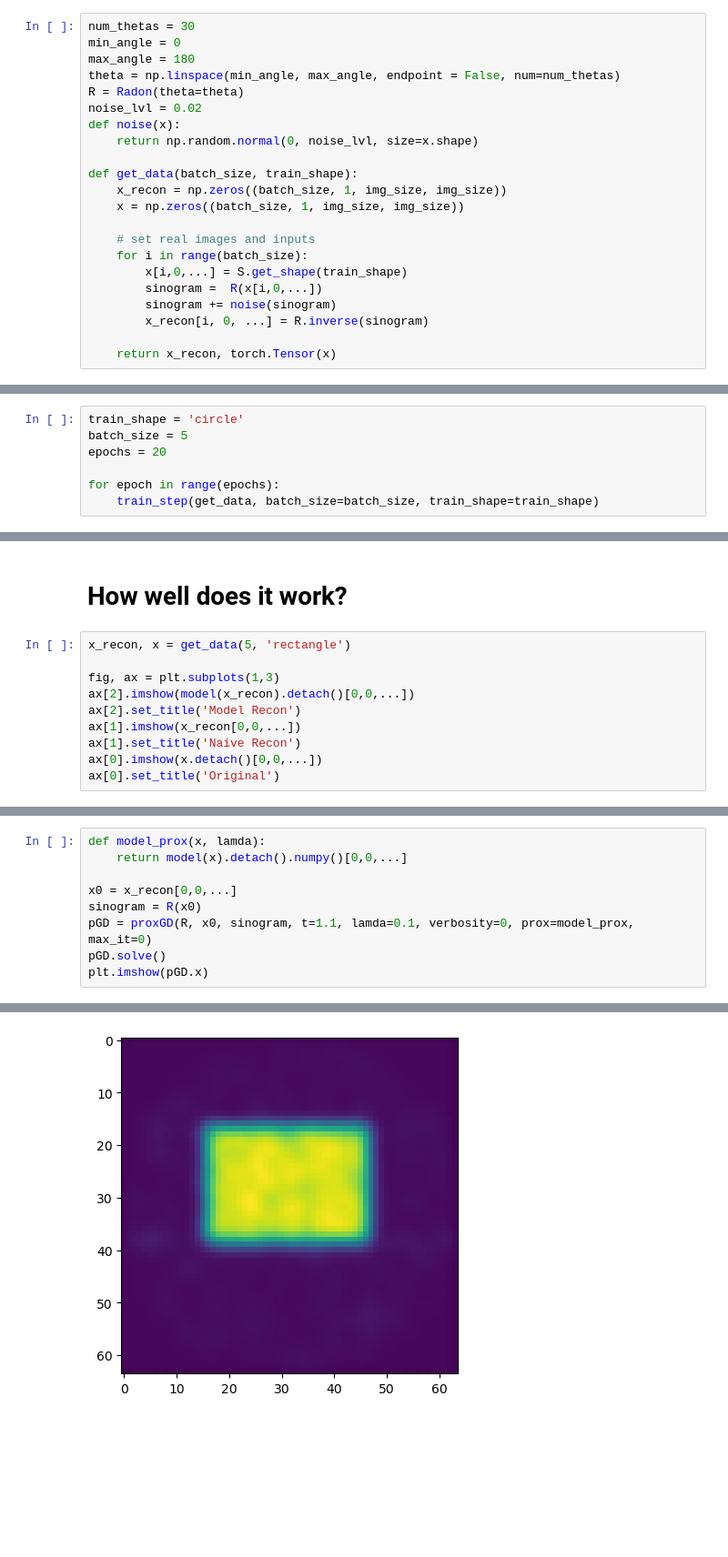
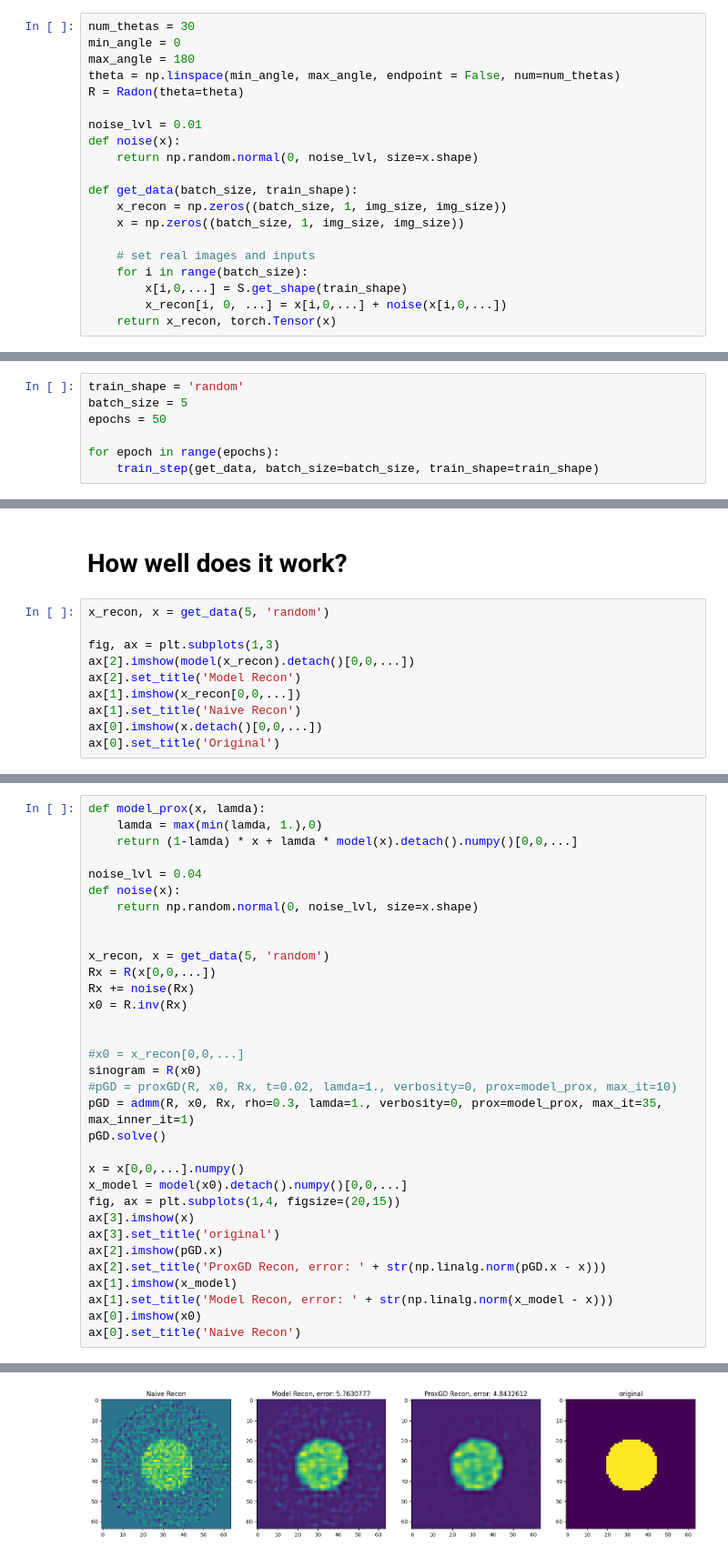
Before and after one commit to TimRoith/IncubatorSchool, a Jupyter notebook: Tutorial_03.ipynb, the cells around one changed output, grey strips where cells are left out. Shown: that part at 91% size. Saved outputs shown, nothing was run; the diff lists cells and outputs as text; blank space fills up the shorter version.

```diff
--- a/Tutorial_03.ipynb
+++ b/Tutorial_03.ipynb
@@ -151,7 +212,8 @@ min_angle = 0
 max_angle = 180
 theta = np.linspace(min_angle, max_angle, endpoint = False, num=num_thetas)
 R = Radon(theta=theta)
-noise_lvl = 0.02
+
+noise_lvl = 0.01
 def noise(x):
     return np.random.normal(0, noise_lvl, size=x.shape)
 
@@ -162,10 +224,7 @@ def get_data(batch_size, train_shape):
     # set real images and inputs
     for i in range(batch_size):
         x[i,0,...] = S.get_shape(train_shape)
-        sinogram =  R(x[i,0,...])
-        sinogram += noise(sinogram)
-        x_recon[i, 0, ...] = R.inverse(sinogram)
-
+        x_recon[i, 0, ...] = x[i,0,...] + noise(x[i,0,...])
     return x_recon, torch.Tensor(x)
 # %% [markdown]
 Look at the data
@@ -187,9 +246,9 @@ model = UNet()
 opt = torch.optim.Adam(model.parameters(), lr=0.001)
 scheduler = torch.optim.lr_scheduler.CosineAnnealingLR(opt, T_max=10, eta_min=0)
 # %%
-train_shape = 'circle'
+train_shape = 'random'
 batch_size = 5
-epochs = 20
+epochs = 50
 
 for epoch in range(epochs):
     train_step(get_data, batch_size=batch_size, train_shape=train_shape)
@@ -214,7 +273,7 @@ Current lr:0.0010000000000000046
 # %% [markdown]
 # How well does it work?
 # %%
-x_recon, x = get_data(5, 'rectangle')
+x_recon, x = get_data(5, 'random')
 
 fig, ax = plt.subplots(1,3)
 ax[2].imshow(model(x_recon).detach()[0,0,...])
@@ -247,10 +343,34 @@ class proxGD(optimizer):
 # %%
 def model_prox(x, lamda):
-    return model(x).detach().numpy()[0,0,...]
+    lamda = max(min(lamda, 1.),0)
+    return (1-lamda) * x + lamda * model(x).detach().numpy()[0,0,...]
 
-x0 = x_recon[0,0,...]
+noise_lvl = 0.04
+def noise(x):
+    return np.random.normal(0, noise_lvl, size=x.shape)
+
+
+x_recon, x = get_data(5, 'random')
+Rx = R(x[0,0,...])
+Rx += noise(Rx)
+x0 = R.inv(Rx)
+
+
+#x0 = x_recon[0,0,...]
 sinogram = R(x0)
-pGD = proxGD(R, x0, sinogram, t=1.1, lamda=0.1, verbosity=0, prox=model_prox, max_it=0)
+#pGD = proxGD(R, x0, Rx, t=0.02, lamda=1., verbosity=0, prox=model_prox, max_it=10)
+pGD = admm(R, x0, Rx, rho=0.3, lamda=1., verbosity=0, prox=model_prox, max_it=35, max_inner_it=1)
 pGD.solve()
-plt.imshow(pGD.x)
+
+x = x[0,0,...].numpy()
+x_model = model(x0).detach().numpy()[0,0,...]
+fig, ax = plt.subplots(1,4, figsize=(20,15))
+ax[3].imshow(x)
+ax[3].set_title('original')
+ax[2].imshow(pGD.x)
+ax[2].set_title('ProxGD Recon, error: ' + str(np.linalg.norm(pGD.x - x)))
+ax[1].imshow(x_model)
+ax[1].set_title('Model Recon, error: ' + str(np.linalg.norm(x_model - x)))
+ax[0].imshow(x0)
+ax[0].set_title('Naive Recon')
 # %% [output]
@@ -258 +378 @@ plt.imshow(pGD.x)
-[figure, old version]
+[figure, new version]
```
Also changed, not shown: parts of 16 cells of this notebook, 4 other files.
